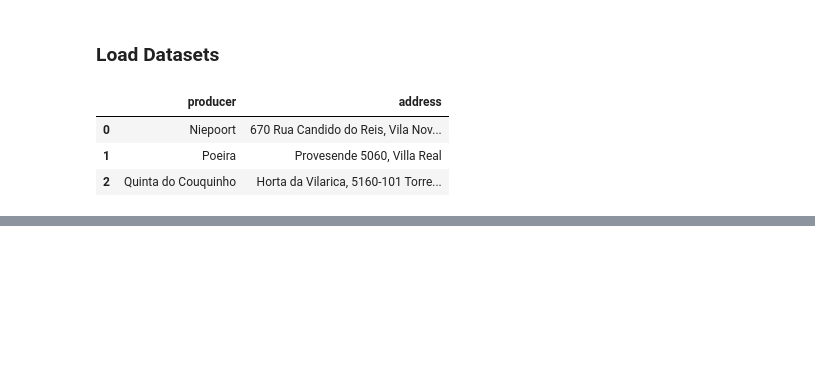
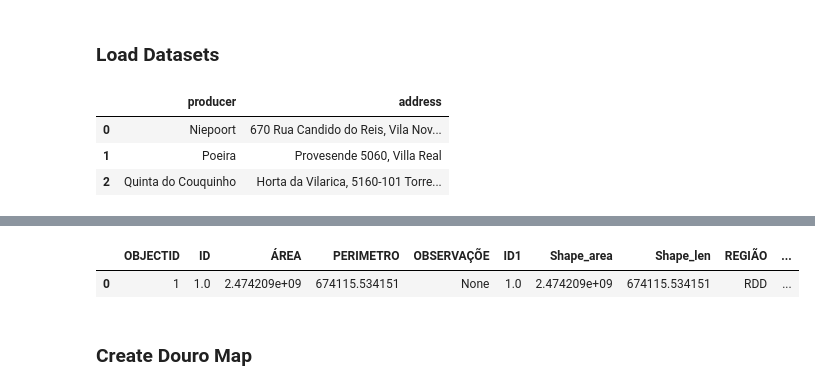
Before and after one commit to Poseidone1/wine_project, a Jupyter notebook: Wine_Analysis.ipynb, the cells around one changed output, grey strips where cells are left out. Saved outputs shown, nothing was run; the diff lists cells and outputs as text; code cells hidden in the pictures; blank space fills up the shorter version.

Commit message:
Removed Douro Datum73, added Douro ETRS89 shapefile and created Douro map

```diff
--- a/Wine_Analysis.ipynb
+++ b/Wine_Analysis.ipynb
@@ -58,0 +61,10 @@ douro_wine_producer_gdf
+# %%
+### Load Douro shapefile
+douro_gdf = gpd.read_file("./data_source/douro/RDD_ETRS89/RDD_ETRS89.shp")
+# %%
+douro_gdf
+# %% [output]
+|  | OBJECTID | ID | ÁREA | PERIMETRO | OBSERVAÇÕE | ID1 | Shape_area | Shape_len | REGIÃO | ... |
+| 0 | 1 | 1.0 | 2.474209e+09 | 674115.534151 | None | 1.0 | 2.474209e+09 | 674115.534151 | RDD | ... |
+# %% [markdown]
+### Create Douro Map
```
Also changed, not shown: parts of 9 cells of this notebook, 16 other files.
